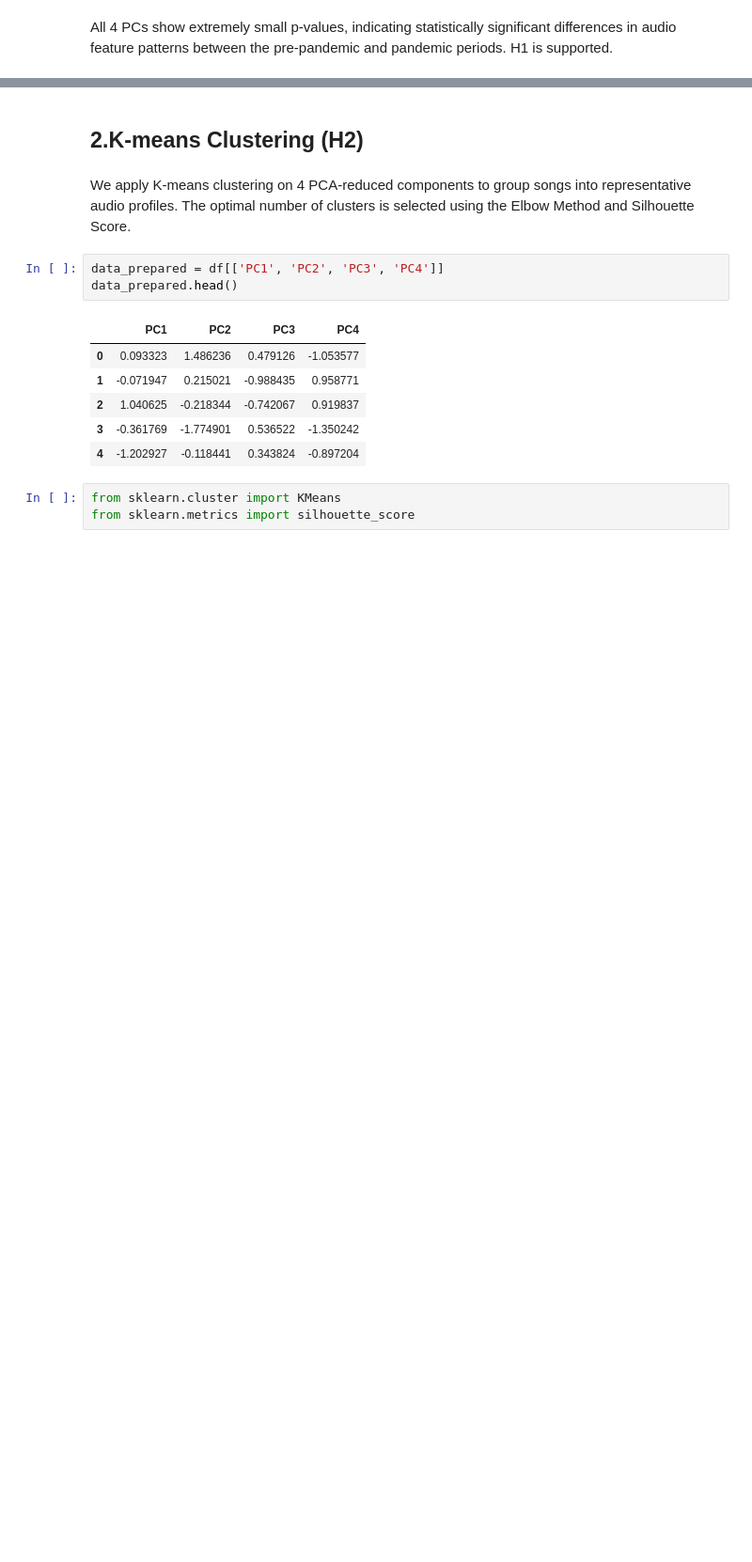
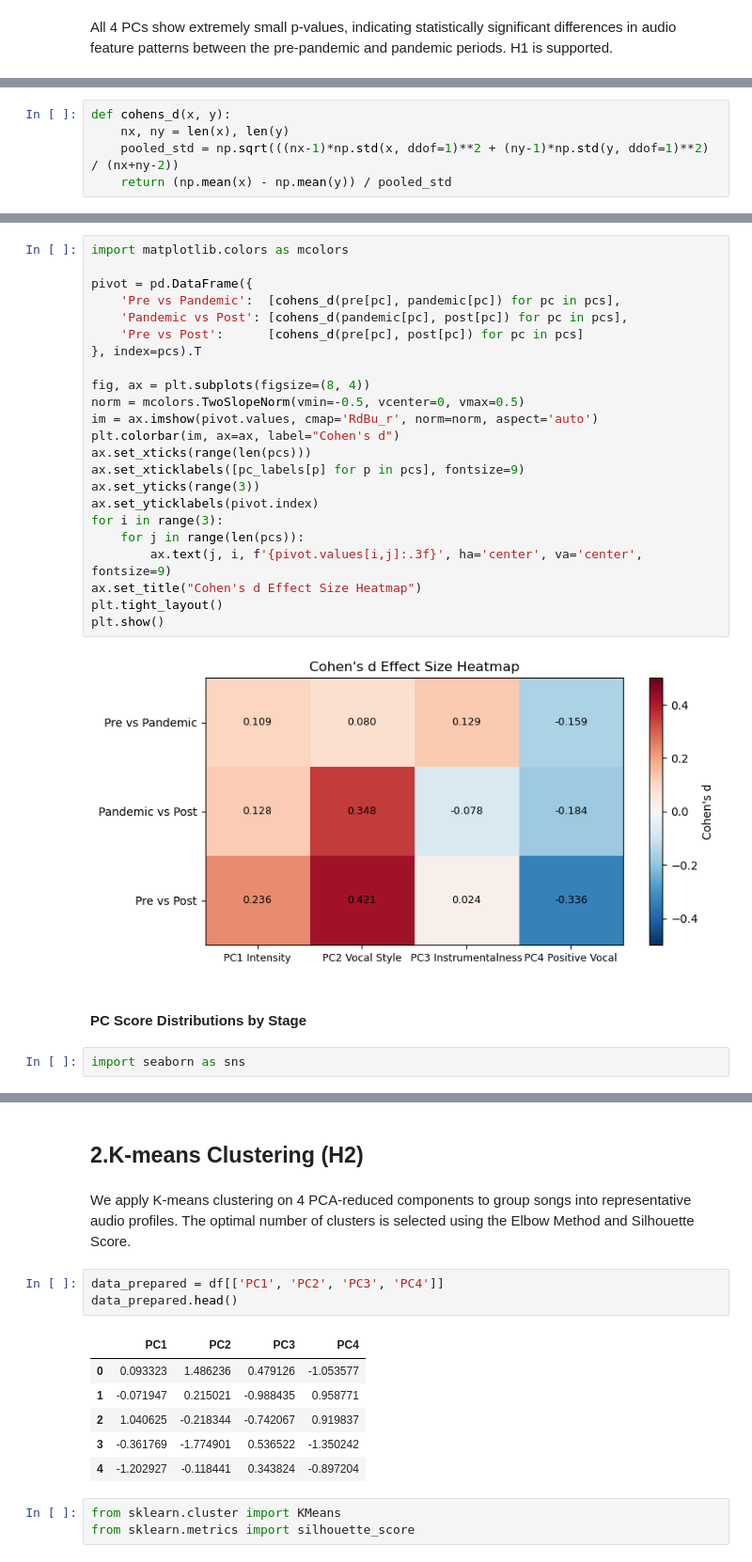
Before and after one commit to yihanciii/ML-spotify-features, a Jupyter notebook: kmeans_combined.ipynb, the cells around one changed output, grey strips where cells are left out. Shown at 94% size. Saved outputs shown, nothing was run; the diff lists cells and outputs as text; blank space fills up the shorter version.

```diff
--- a/kmeans_combined.ipynb
+++ b/kmeans_combined.ipynb
@@ -74,0 +166,5 @@ H1 is supported.
+# %%
+def cohens_d(x, y):
+    nx, ny = len(x), len(y)
+    pooled_std = np.sqrt(((nx-1)*np.std(x, ddof=1)**2 + (ny-1)*np.std(y, ddof=1)**2) / (nx+ny-2))
+    return (np.mean(x) - np.mean(y)) / pooled_std
@@ -74,0 +218,29 @@ H1 is supported.
+# %%
+import matplotlib.colors as mcolors
+
+pivot = pd.DataFrame({
+    'Pre vs Pandemic':  [cohens_d(pre[pc], pandemic[pc]) for pc in pcs],
+    'Pandemic vs Post': [cohens_d(pandemic[pc], post[pc]) for pc in pcs],
+    'Pre vs Post':      [cohens_d(pre[pc], post[pc]) for pc in pcs]
+}, index=pcs).T
+
+fig, ax = plt.subplots(figsize=(8, 4))
+norm = mcolors.TwoSlopeNorm(vmin=-0.5, vcenter=0, vmax=0.5)
+im = ax.imshow(pivot.values, cmap='RdBu_r', norm=norm, aspect='auto')
+plt.colorbar(im, ax=ax, label="Cohen's d")
+ax.set_xticks(range(len(pcs)))
+ax.set_xticklabels([pc_labels[p] for p in pcs], fontsize=9)
+ax.set_yticks(range(3))
+ax.set_yticklabels(pivot.index)
+for i in range(3):
+    for j in range(len(pcs)):
+        ax.text(j, i, f'{pivot.values[i,j]:.3f}', ha='center', va='center', fontsize=9)
+ax.set_title("Cohen's d Effect Size Heatmap")
+plt.tight_layout()
+plt.show()
+# %% [output]
+[figure, added]
+# %% [markdown]
+#### PC Score Distributions by Stage
+# %%
+import seaborn as sns
```
Also changed, not shown: parts of 24 cells of this notebook.
